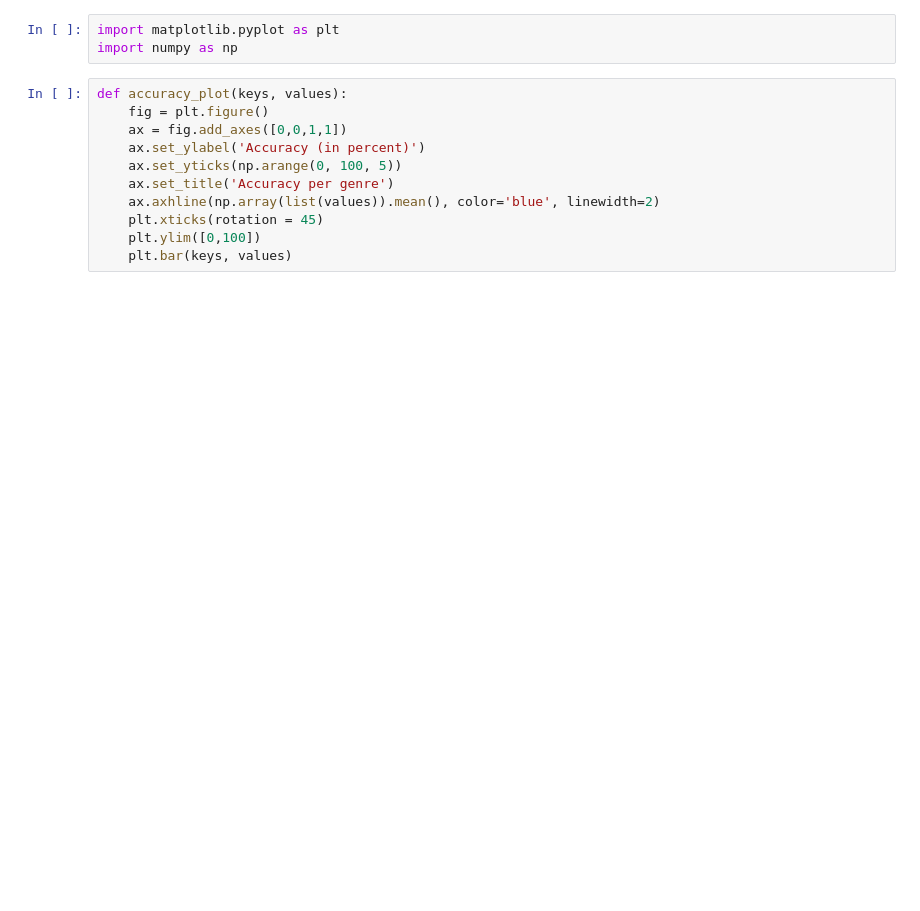
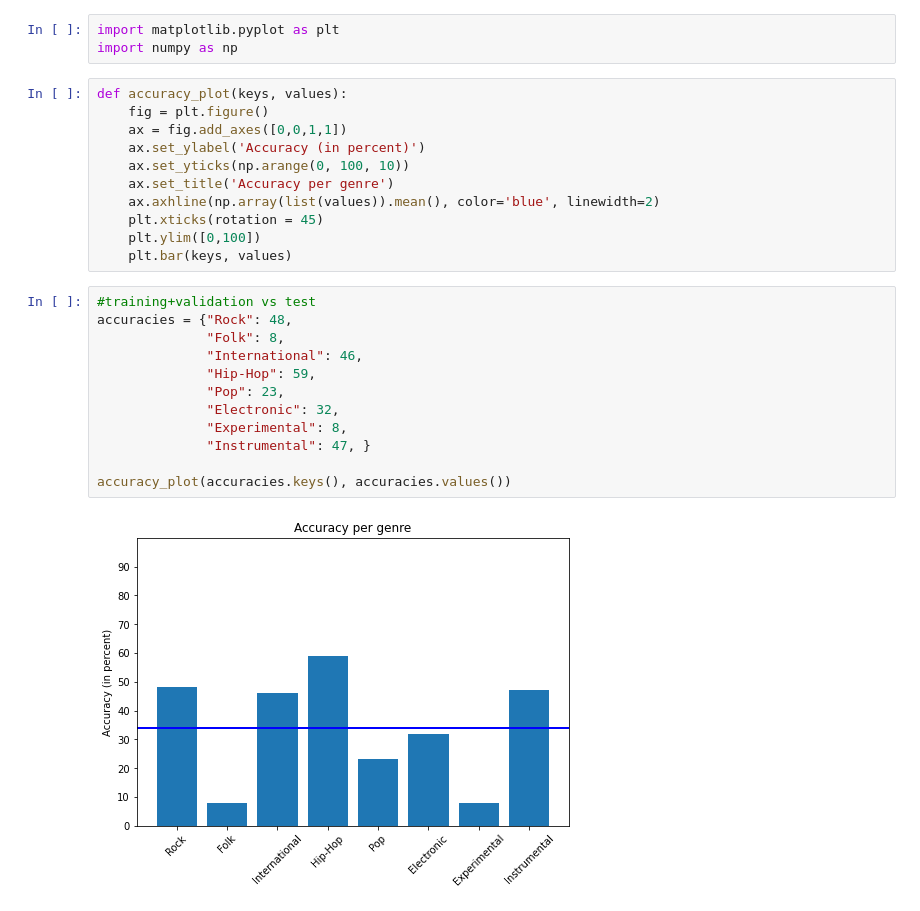
Before and after one commit to ezorrio/genre-classification, a Jupyter notebook: experiments/plots.ipynb, the cells around one changed output. Drawn from its saved outputs; the diff is of its cells as text; blank space fills up the shorter version.

```diff
--- a/experiments/plots.ipynb
+++ b/experiments/plots.ipynb
@@ -6,10 +6,24 @@ def accuracy_plot(keys, values):
     fig = plt.figure()
     ax = fig.add_axes([0,0,1,1])
     ax.set_ylabel('Accuracy (in percent)')
-    ax.set_yticks(np.arange(0, 100, 5))
+    ax.set_yticks(np.arange(0, 100, 10))
     ax.set_title('Accuracy per genre')
     ax.axhline(np.array(list(values)).mean(), color='blue', linewidth=2)
     plt.xticks(rotation = 45)
     plt.ylim([0,100])
     plt.bar(keys, values)
+# %%
+#training+validation vs test
+accuracies = {"Rock": 48,
+              "Folk": 8,
+              "International": 46,
+              "Hip-Hop": 59,
+              "Pop": 23,
+              "Electronic": 32,
+              "Experimental": 8,
+              "Instrumental": 47, }
+
+accuracy_plot(accuracies.keys(), accuracies.values())
+# %% [output]
+[figure, added]
 # %%
```
Also changed, not shown: parts of 1 cell of this notebook.
